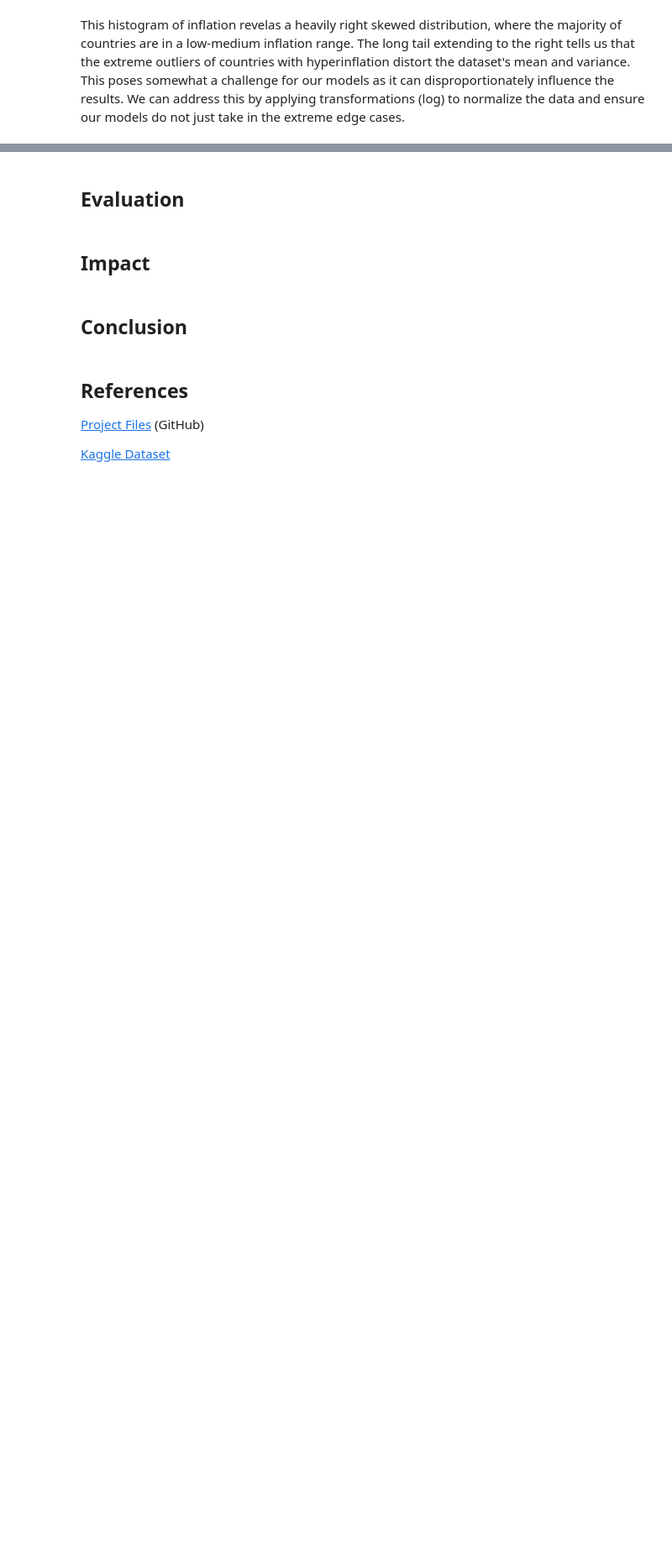
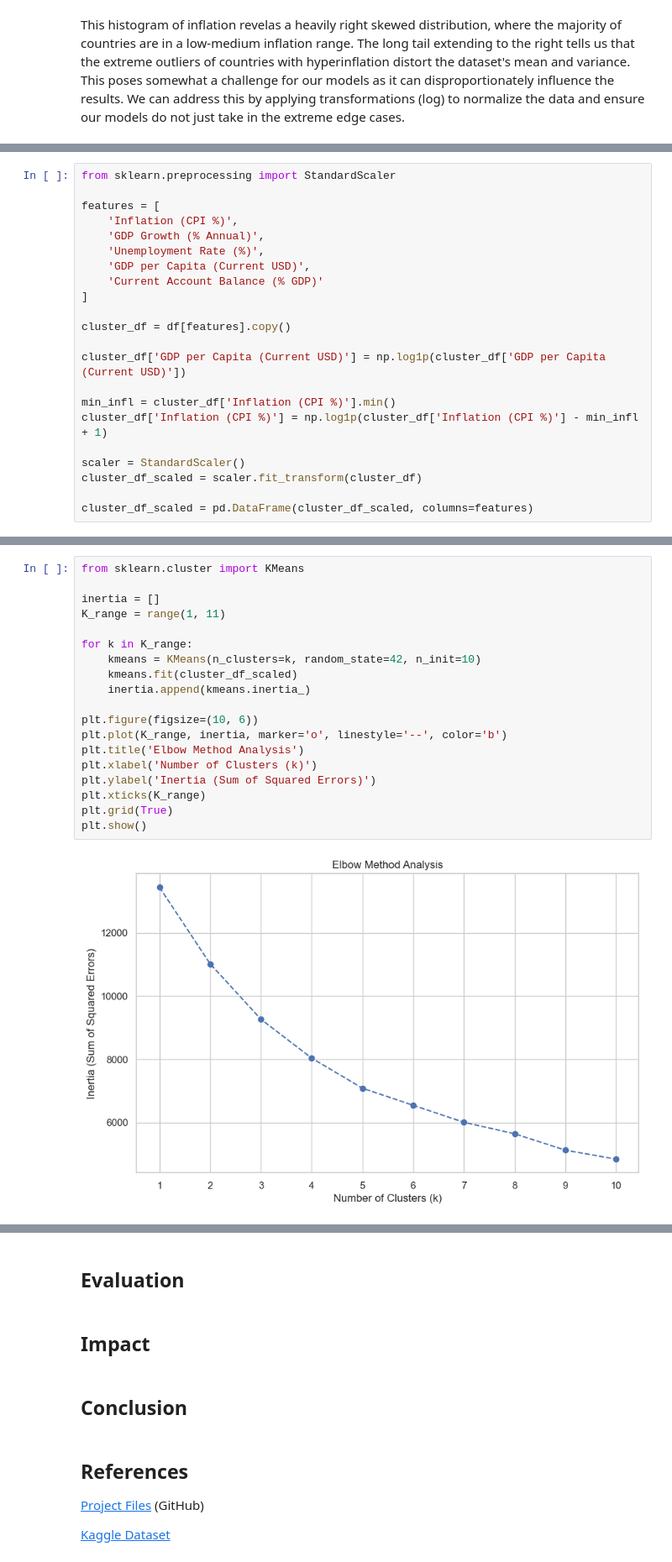
Before and after one commit to spham64/inflation-insights, a Jupyter notebook: inflation.ipynb, the cells around one changed output, grey strips where cells are left out. Shown at 84% size. Drawn from its saved outputs; the diff is of its cells as text; blank space fills up the shorter version.

Commit message:
Clustering + Storytelling

```diff
--- a/inflation.ipynb
+++ b/inflation.ipynb
@@ -260,0 +265,22 @@ This histogram of inflation revelas a heavily right skewed distribution, where t
+# %%
+from sklearn.preprocessing import StandardScaler
+
+features = [
+    'Inflation (CPI %)',
+    'GDP Growth (% Annual)',
+    'Unemployment Rate (%)',
+    'GDP per Capita (Current USD)',
+    'Current Account Balance (% GDP)'
+]
+
+cluster_df = df[features].copy()
+
+cluster_df['GDP per Capita (Current USD)'] = np.log1p(cluster_df['GDP per Capita (Current USD)'])
+
+min_infl = cluster_df['Inflation (CPI %)'].min()
+cluster_df['Inflation (CPI %)'] = np.log1p(cluster_df['Inflation (CPI %)'] - min_infl + 1)
+
+scaler = StandardScaler()
+cluster_df_scaled = scaler.fit_transform(cluster_df)
+
+cluster_df_scaled = pd.DataFrame(cluster_df_scaled, columns=features)
@@ -260,0 +298,21 @@ This histogram of inflation revelas a heavily right skewed distribution, where t
+# %%
+from sklearn.cluster import KMeans
+
+inertia = []
+K_range = range(1, 11)
+
+for k in K_range:
+    kmeans = KMeans(n_clusters=k, random_state=42, n_init=10)
+    kmeans.fit(cluster_df_scaled)
+    inertia.append(kmeans.inertia_)
+
+plt.figure(figsize=(10, 6))
+plt.plot(K_range, inertia, marker='o', linestyle='--', color='b')
+plt.title('Elbow Method Analysis')
+plt.xlabel('Number of Clusters (k)')
+plt.ylabel('Inertia (Sum of Squared Errors)')
+plt.xticks(K_range)
+plt.grid(True)
+plt.show()
+# %% [output]
+[figure, added]
```
Also changed, not shown: parts of 6 cells of this notebook.
